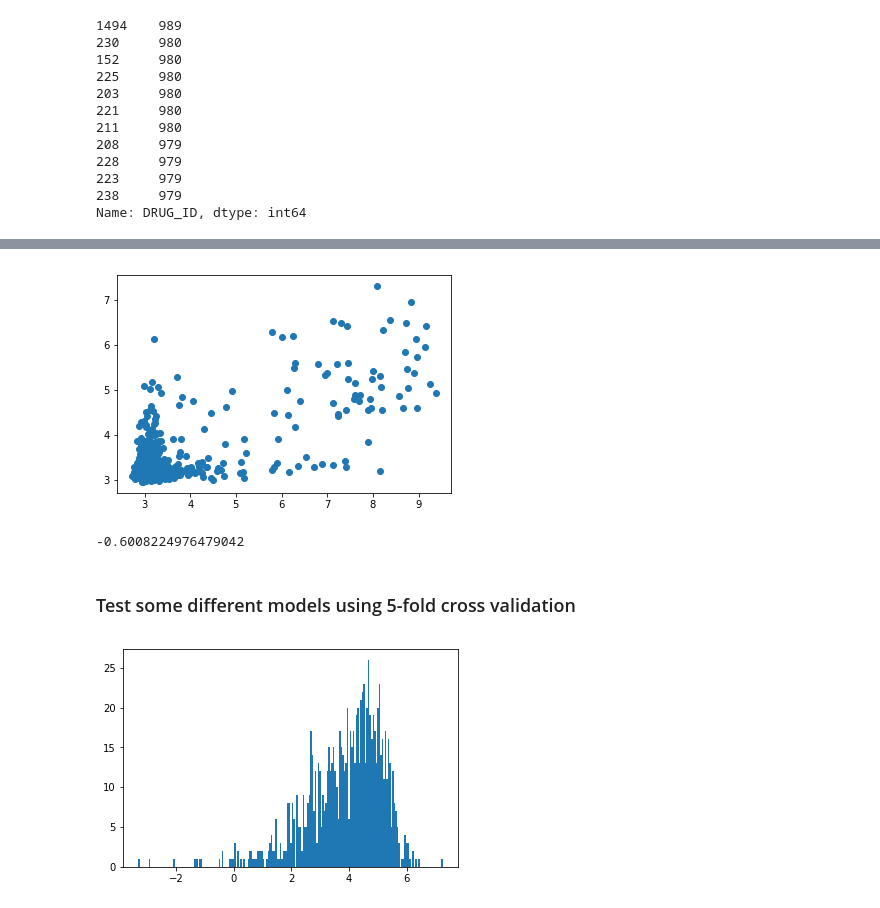
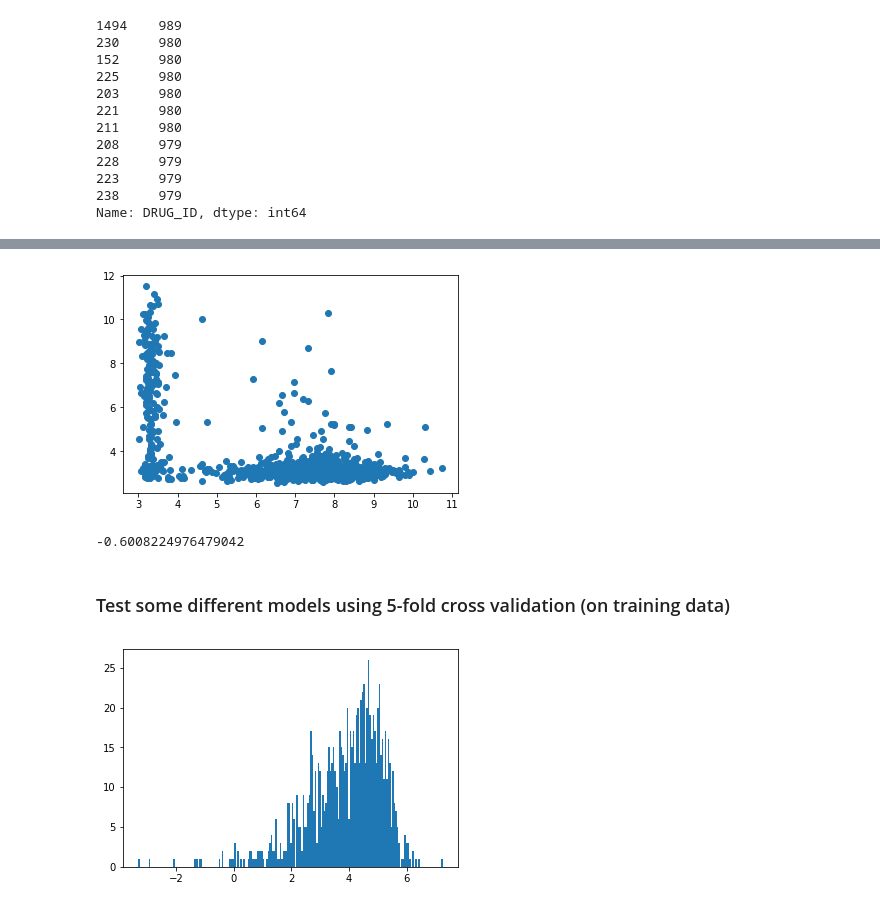
Before and after one commit to syao13/insight_project, a Jupyter notebook: eda.ipynb, the cells around one changed output, grey strips where cells are left out. Saved outputs shown, nothing was run; the diff lists cells and outputs as text; code cells hidden in the pictures.

```diff
--- a/eda.ipynb
+++ b/eda.ipynb
@@ -147,15 +133,16 @@ Length: 61, dtype: int64
-# %%
-plt.scatter(data.loc[307,:].tolist()[1:], data.loc[460,:].tolist()[1:])
-plt.show()
-# %% [output]
-[figure, removed]
-# %%
-from scipy.stats import pearsonr
-pearsonr(data.loc[0,:].tolist()[1:], data.loc[48,:].tolist()[1:])[0]
-# %% [output]
--0.6008224976479042
+# %%
+## Check the correlation between variables
+## high correlation variables can be found at /results/correlated_genes.txt
+id1 = 0
+id2 = 48
+plt.scatter(data.loc[id1,:].tolist()[1:], data.loc[id2,:].tolist()[1:])
+plt.show()
+print(pearsonr(data.loc[id1,:].tolist()[1:], data.loc[id2,:].tolist()[1:])[0])
+# %% [output]
+[figure, added]
+-0.6008224976479042
 # %% [markdown]
-### Test some different models using 5-fold cross validation
+### Test some different models using 5-fold cross validation (on training data)
 # %%
 ## one drug at a time
 drug_id = 211
```
Also changed, not shown: parts of 44 cells of this notebook, 3 other files.
